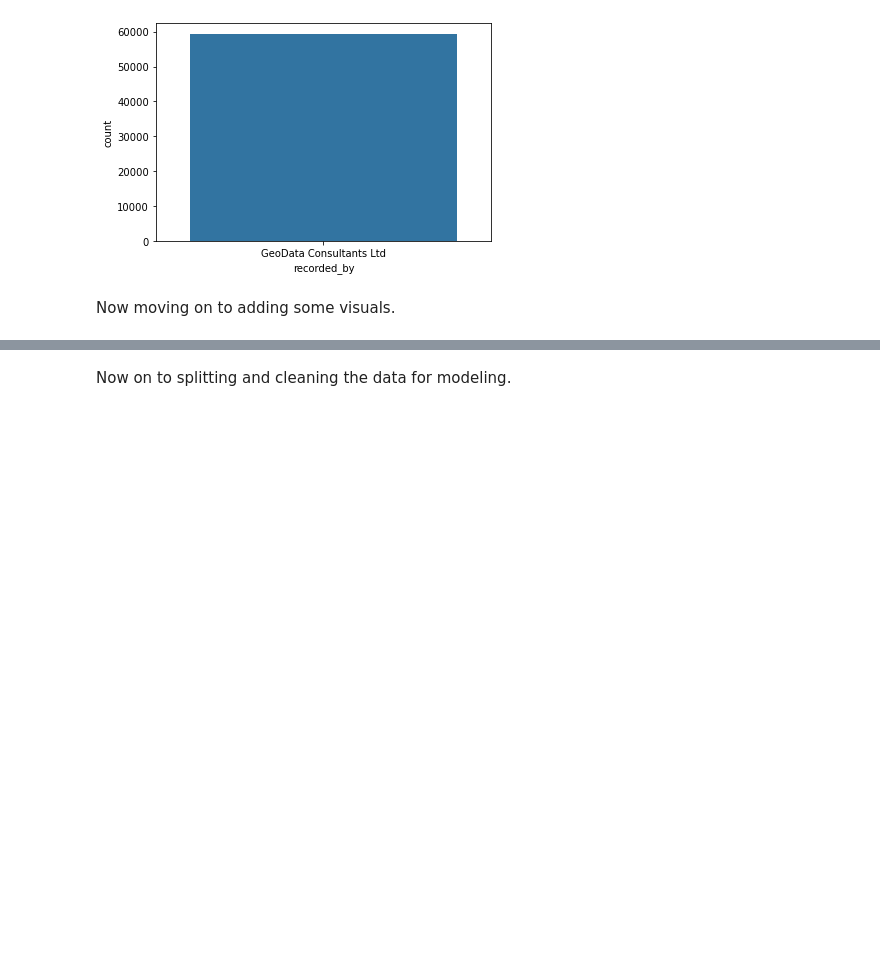
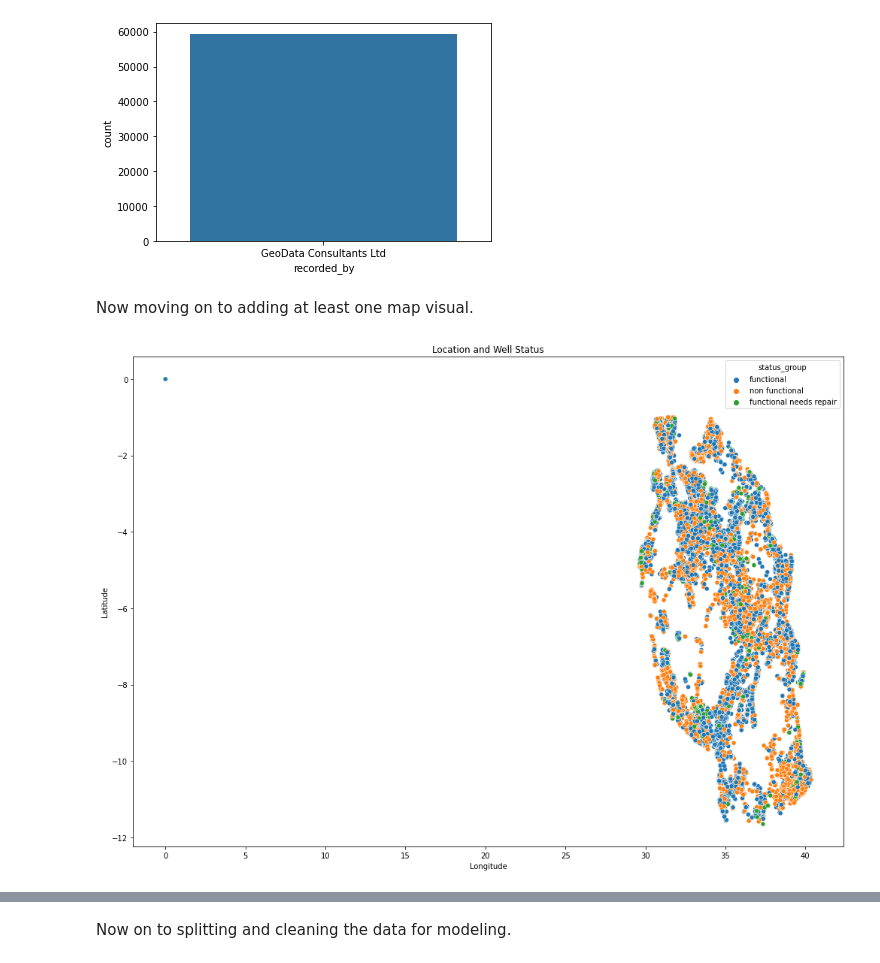
Before and after one commit to OlgertHasko/Tanzanian-Water-Wells, a Jupyter notebook: Madoria's Journal.ipynb, the cells around one changed output, grey strips where cells are left out. Drawn from its saved outputs; the diff is of its cells as text; code cells hidden in the pictures; blank space fills up the shorter version.

```diff
--- a/Madoria's Journal.ipynb
+++ b/Madoria's Journal.ipynb
@@ -144,6 +144,15 @@ sns.countplot(x=df['recorded_by'])
 <AxesSubplot:xlabel='recorded_by', ylabel='count'>
 [figure]
 # %% [markdown]
-Now moving on to adding some visuals.
+Now moving on to adding at least one map visual.
 # %%
-#sns.scatter(pd.concat([training, target], axis=1), y_vars=['status_group'])
+df2 = pd.concat([training, target], axis=1)
+# %%
+plt.figure(figsize=(14, 10))
+plt.title('Location and Well Status')
+sns.scatterplot(x= df2['longitude'], y= df2['latitude'], hue=df2['status_group'])#, palette='RdBu', alpha=0.3)
+plt.xlabel('Longitude')
+plt.ylabel('Latitude')
+plt.tight_layout()
+# %% [output]
+[figure, added]
```
Also changed, not shown: parts of 25 cells of this notebook.
